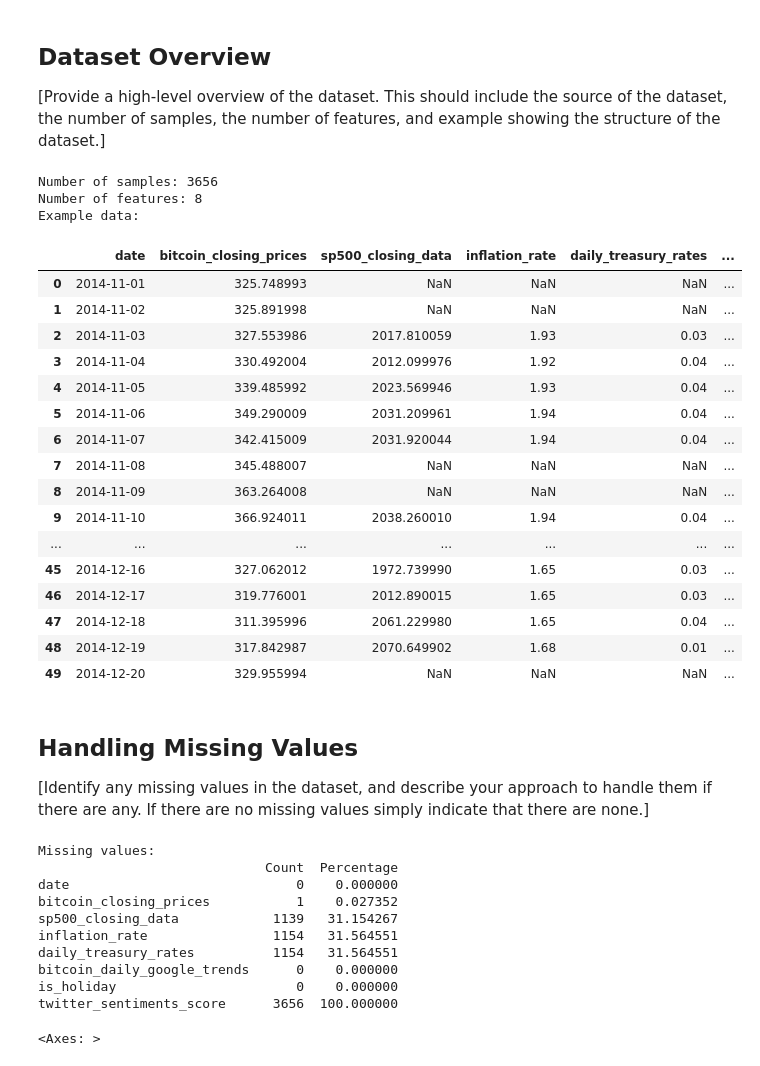
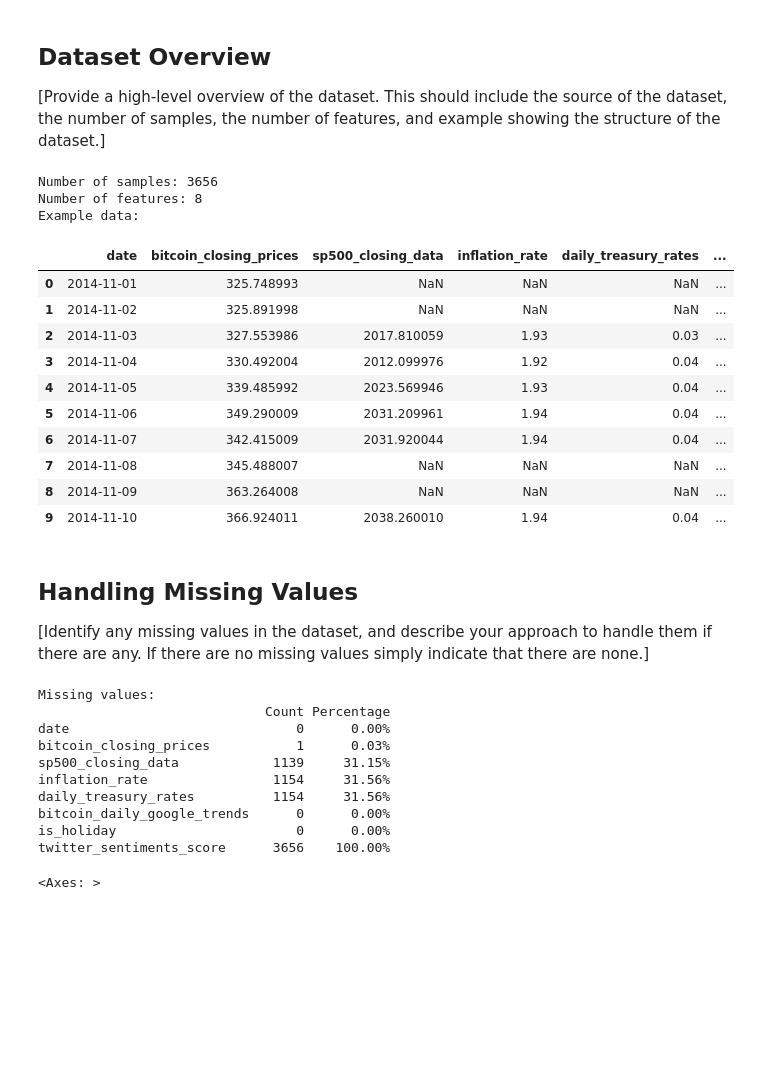
Before and after one commit to kalakhushi18/Advance-Time-Series-Prediction-W24, a Jupyter notebook: 1_DatasetCharacteristics/exploratory_data_analysis.ipynb, the cells around one changed output. Saved outputs shown, nothing was run; the diff lists cells and outputs as text; code cells hidden in the pictures; blank space fills up the shorter version.

```diff
--- a/1_DatasetCharacteristics/exploratory_data_analysis.ipynb
+++ b/1_DatasetCharacteristics/exploratory_data_analysis.ipynb
@@ -38,45 +41,36 @@ display(HTML("<style>.dataframe td { white-space: nowrap; }</style>"))
 
 [Provide a high-level overview of the dataset. This should include the source of the dataset, the number of samples, the number of features, and example showing the structure of the dataset.]
 # %%
-import pandas as pd
-
-# Load the data
-# Replace 'your_dataset.csv' with the path to your actual dataset
+# loading the dataset
 df = pd.read_csv('https://raw.githubusercontent.com/kalakhushi18/Advance-Time-Series-Prediction-W24/refs/heads/main/dataset.csv')
 # Number of samples
 num_samples = df.shape[0]
 
 # Number of features
 num_features = df.shape[1]
 
 # Display these dataset characteristics
 print(f"Number of samples: {num_samples}")
 print(f"Number of features: {num_features}")
 
 # Display the first few rows of the dataframe to show the structure
 print("Example data:")
-df.head(50)
+df.head(10)
 # %% [output]
 Number of samples: 3656
 Number of features: 8
 Example data:
 |  | date | bitcoin_closing_prices | sp500_closing_data | inflation_rate | daily_treasury_rates | ... |
 | 0 | 2014-11-01 | 325.748993 | NaN | NaN | NaN | ... |
 | 1 | 2014-11-02 | 325.891998 | NaN | NaN | NaN | ... |
 | 2 | 2014-11-03 | 327.553986 | 2017.810059 | 1.93 | 0.03 | ... |
 | 3 | 2014-11-04 | 330.492004 | 2012.099976 | 1.92 | 0.04 | ... |
 | 4 | 2014-11-05 | 339.485992 | 2023.569946 | 1.93 | 0.04 | ... |
 | 5 | 2014-11-06 | 349.290009 | 2031.209961 | 1.94 | 0.04 | ... |
 | 6 | 2014-11-07 | 342.415009 | 2031.920044 | 1.94 | 0.04 | ... |
 | 7 | 2014-11-08 | 345.488007 | NaN | NaN | NaN | ... |
 | 8 | 2014-11-09 | 363.264008 | NaN | NaN | NaN | ... |
 | 9 | 2014-11-10 | 366.924011 | 2038.260010 | 1.94 | 0.04 | ... |
-| ... | ... | ... | ... | ... | ... | ... |
-| 45 | 2014-12-16 | 327.062012 | 1972.739990 | 1.65 | 0.03 | ... |
-| 46 | 2014-12-17 | 319.776001 | 2012.890015 | 1.65 | 0.03 | ... |
-| 47 | 2014-12-18 | 311.395996 | 2061.229980 | 1.65 | 0.04 | ... |
-| 48 | 2014-12-19 | 317.842987 | 2070.649902 | 1.68 | 0.01 | ... |
-| 49 | 2014-12-20 | 329.955994 | NaN | NaN | NaN | ... |
 # %%
 # changing 'date' column to datetime format
 df['date'] = pd.to_datetime(df['date'])
@@ -94,7 +88,7 @@ df['inflation_rate'] = df['inflation_rate'].astype(float)
 # Check for missing values
 missing_values_count = df.isnull().sum()
 missing_values_percent = (df.isnull().sum() / len(df)) * 100
-missing_values_percent = missing_values_percent
+missing_values_percent = missing_values_percent.map(nf_2pp)
 missing_values= pd.concat([missing_values_count, missing_values_percent], axis=1)
 missing_values.columns = ['Count', 'Percentage']
 
@@ -102,15 +96,15 @@ print("Missing values:")
 print(missing_values)
 # %% [output]
 Missing values:
-                             Count  Percentage
-date                             0    0.000000
-bitcoin_closing_prices           1    0.027352
-sp500_closing_data            1139   31.154267
-inflation_rate                1154   31.564551
-daily_treasury_rates          1154   31.564551
-bitcoin_daily_google_trends      0    0.000000
-is_holiday                       0    0.000000
-twitter_sentiments_score      3656  100.000000
+                             Count Percentage
+date                             0      0.00%
+bitcoin_closing_prices           1      0.03%
+sp500_closing_data            1139     31.15%
+inflation_rate                1154     31.56%
+daily_treasury_rates          1154     31.56%
+bitcoin_daily_google_trends      0      0.00%
+is_holiday                       0      0.00%
+twitter_sentiments_score      3656    100.00%
 # %%
 # heatmap of missing values
 sns.heatmap(df.isnull(), cmap='coolwarm')
```
Also changed, not shown: parts of 5 cells of this notebook, 4 other files.
